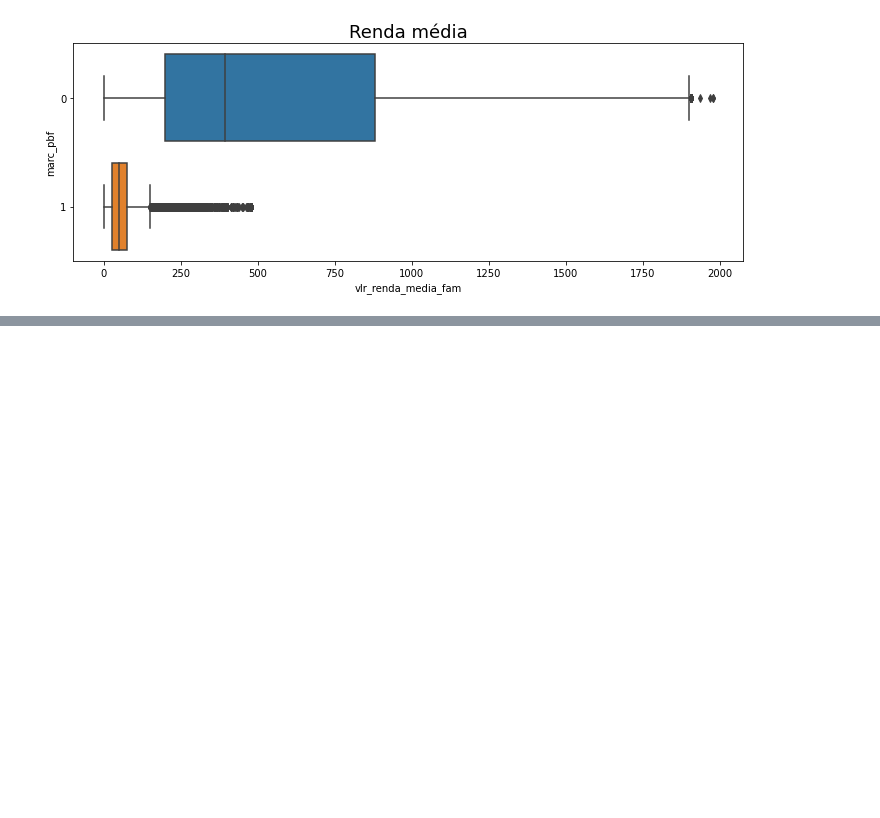
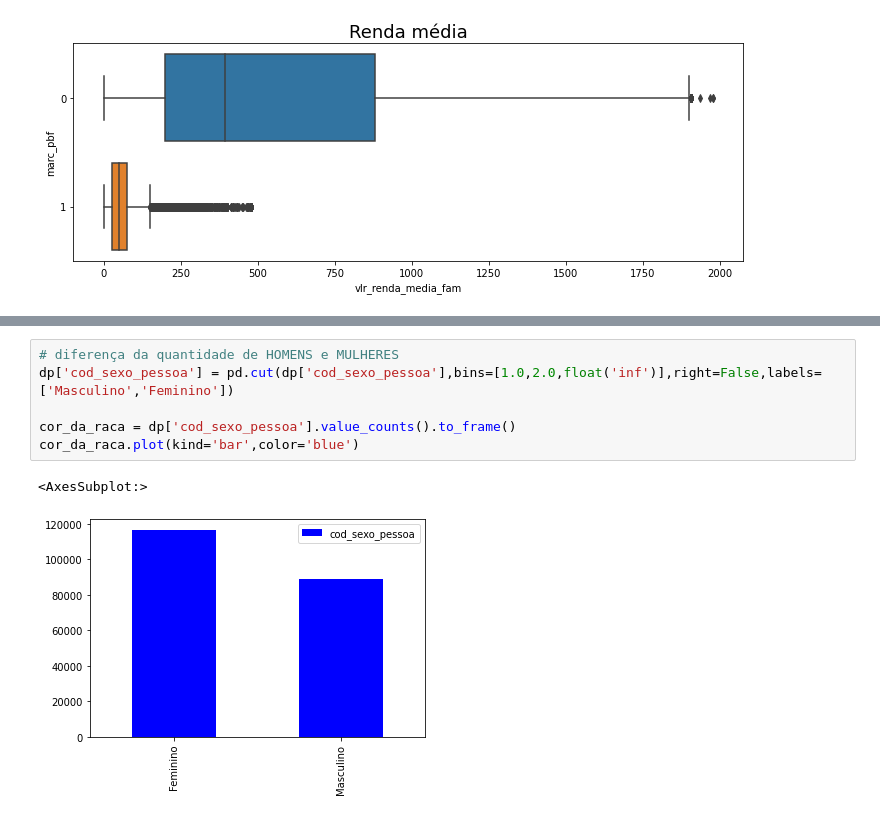
Before and after one commit to brennoliveira/ML-Bolsa-Familia, a Jupyter notebook: Análise_Bolsa_Família.ipynb, the cells around one changed output, grey strips where cells are left out. Saved outputs shown, nothing was run; the diff lists cells and outputs as text; blank space fills up the shorter version.

```diff
--- a/Análise_Bolsa_Família.ipynb
+++ b/Análise_Bolsa_Família.ipynb
@@ -119,0 +118,9 @@ ax
+# %%
+# diferença da quantidade de HOMENS e MULHERES
+dp['cod_sexo_pessoa'] = pd.cut(dp['cod_sexo_pessoa'],bins=[1.0,2.0,float('inf')],right=False,labels=['Masculino','Feminino'])
+
+cor_da_raca = dp['cod_sexo_pessoa'].value_counts().to_frame()
+cor_da_raca.plot(kind='bar',color='blue')
+# %% [output]
+<AxesSubplot:>
+[figure, added]
```
Also changed, not shown: parts of 2 cells of this notebook, 2 other files.
